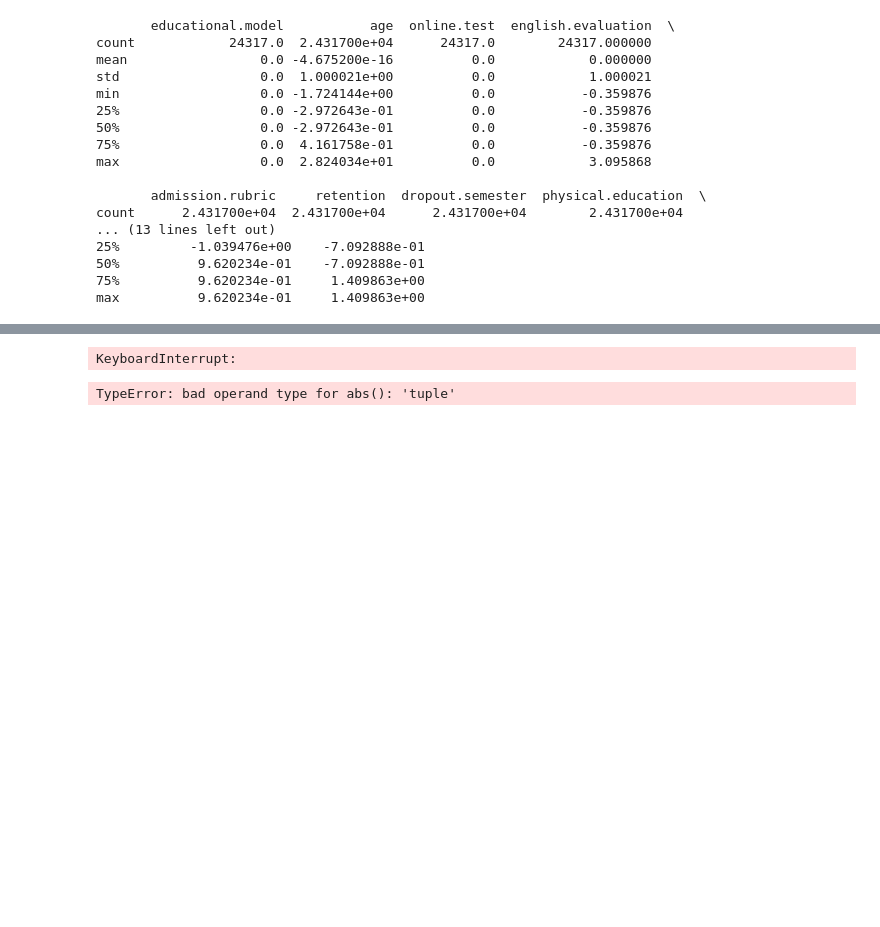
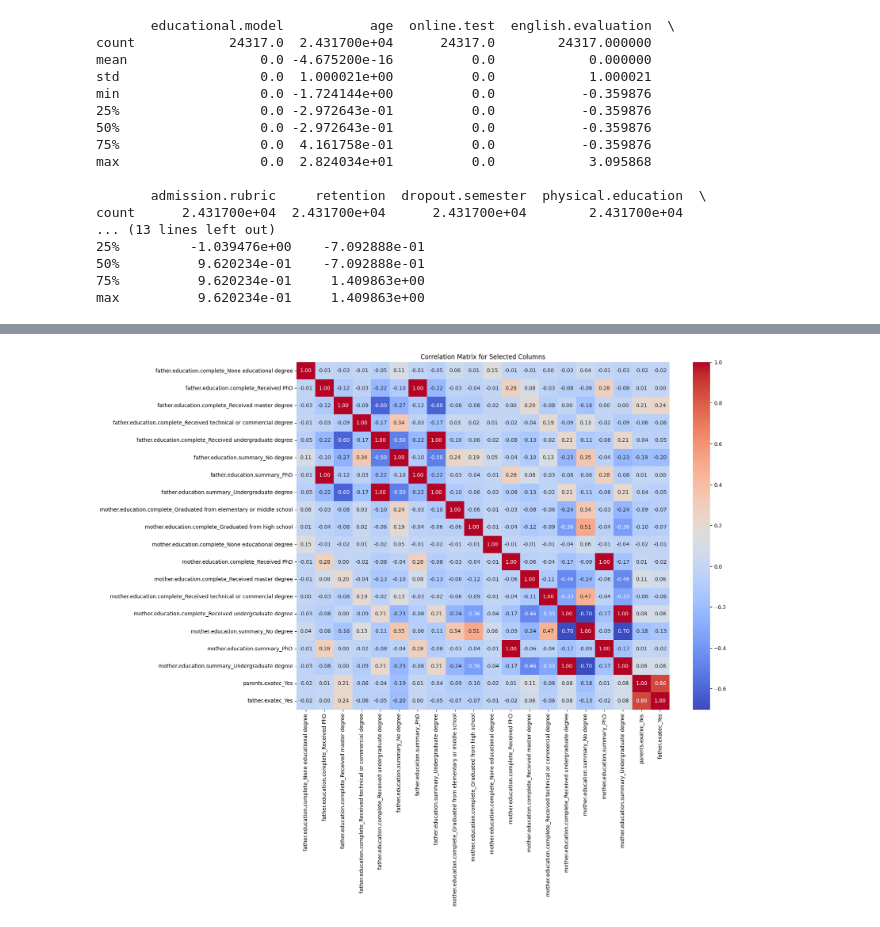
Before and after one commit to R0g3r-SH/School_dropout_analysis, a Jupyter notebook: 2.-Matrix.ipynb, the cells around one changed output, grey strips where cells are left out. Cells and saved outputs as stored; diff of their text form; code cells hidden in the pictures; blank space fills up the shorter version.

```diff
--- a/2.-Matrix.ipynb
+++ b/2.-Matrix.ipynb
@@ -42,28 +62,18 @@ print(correlation_matrix)
-# %%
-#graphical representation of the correlation matrix
-import seaborn as sns
-import matplotlib.pyplot as plt
-
-sns.heatmap(correlation_matrix, annot=True)
-plt.show()
-# %% [output]
-KeyboardInterrupt:
-# %%
-# extract the columns with the highest correlation
-correlation_threshold = 0.7
-correlation_matrix = correlation_matrix.abs()
-correlation_matrix.loc[:,:] =  np.tril(correlation_matrix, k=-1)
-correlation_matrix = correlation_matrix[correlation_matrix > correlation_threshold]
-correlation_matrix = correlation_matrix.dropna(how='all', axis=1)
-correlation_matrix = correlation_matrix.dropna(how='all', axis=0)
-correlation_matrix = correlation_matrix.stack().to_dict()
-correlation_matrix = pd.DataFrame(list(correlation_matrix.items()), columns=['Feature 1', 'Feature 2'])
-print(correlation_matrix)
-
-#export the correlation matrix to a csv file
-correlation_matrix.to_csv('./data/correlation_matrix.csv', index=False)
-#plot the correlation matrix
-sns.heatmap(correlation_matrix, annot=True)
-plt.show()
-# %% [output]
-TypeError: bad operand type for abs(): 'tuple'
+# %%
+# Select a subset of columns (first 20 columns for illustration)
+subset_columns = data_encoded.columns[20:40]
+data_subset = data_encoded[subset_columns]
+
+# Calculate the correlation matrix
+correlation_matrix = data_subset.corr()
+
+import matplotlib.pyplot as plt
+import seaborn as sns
+
+# Plot the correlation matrix
+plt.figure(figsize=(16, 12))
+sns.heatmap(correlation_matrix, annot=True, cmap='coolwarm', fmt='.2f')
+plt.title('Correlation Matrix for Selected Columns')
+plt.show()
+# %% [output]
+[figure, added]
```
Also changed, not shown: parts of 2 cells of this notebook, 5 other files.
